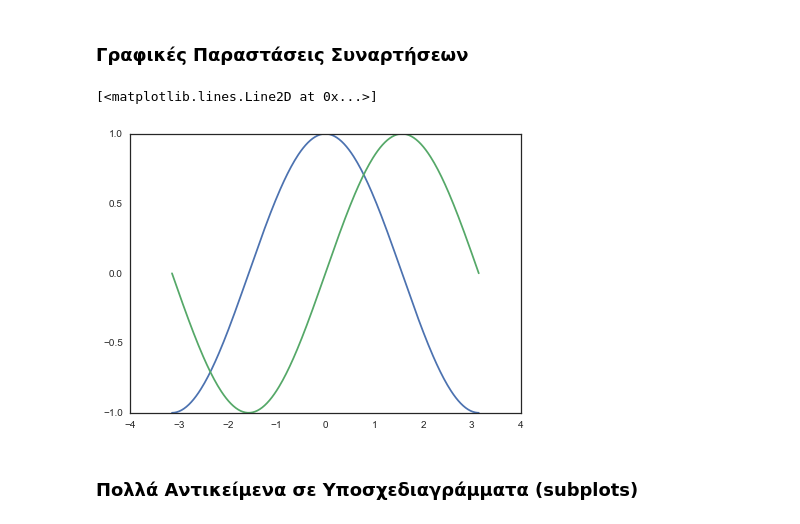
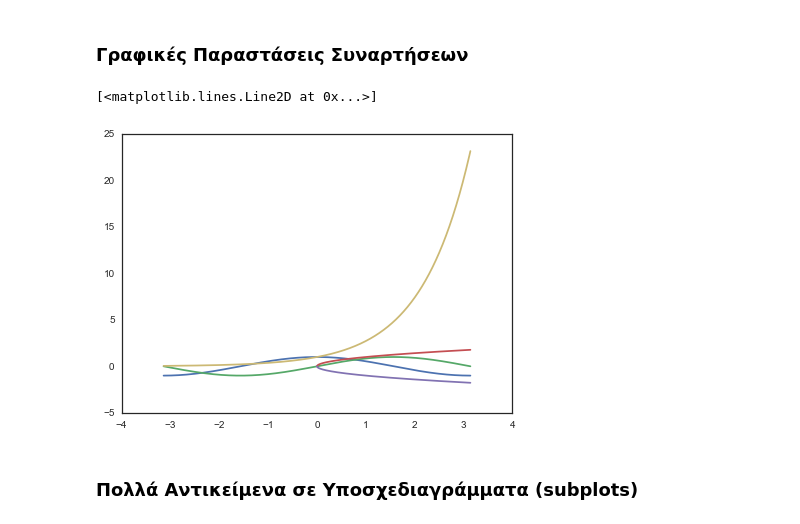
Before and after one commit to app-genesis/StatistikiMePython, a Jupyter notebook: EisagwgikiStatistikiMePython_1.ipynb, the cells around one changed output. Cells and saved outputs as stored; diff of their text form; code cells hidden in the pictures.

```diff
--- a/EisagwgikiStatistikiMePython_1.ipynb
+++ b/EisagwgikiStatistikiMePython_1.ipynb
@@ -398,13 +402,18 @@ plt.ylabel('y-axis')
 ### Γραφικές Παραστάσεις Συναρτήσεων
 # %%
 plt.figure(figsize=(7, 5))
-X = np.linspace(-np.pi, np.pi,256,endpoint=True)
-Y1, Y2 = np.cos(X), np.sin(X)
+X = np.linspace(-np.pi, np.pi,10256,endpoint=True)
+# X = [-math.pi,math.pi+1,0.001]
+Y1, Y2, Y3, Y4, Y5 = np.cos(X), np.sin(X), np.sqrt(X), -np.sqrt(X),np.exp(X)
+# Y1, Y2, Y3, Y4, Y5 = math.cos(X), math.sin(X), math.sqrt(X), -math.sqrt(X),math.exp(X)
 plt.plot(X,Y1)
 plt.plot(X,Y2)
+plt.plot(X,Y3)
+plt.plot(X,Y4)
+plt.plot(X,Y5)
 # %% [output]
 [<matplotlib.lines.Line2D at 0x...>]
-[figure, old version]
+[figure, new version]
 # %% [markdown]
 ### Πολλά Αντικείμενα σε Υποσχεδιαγράμματα (subplots)
 # %%
```
Also changed, not shown: parts of 40 cells of this notebook, 1 other file.
